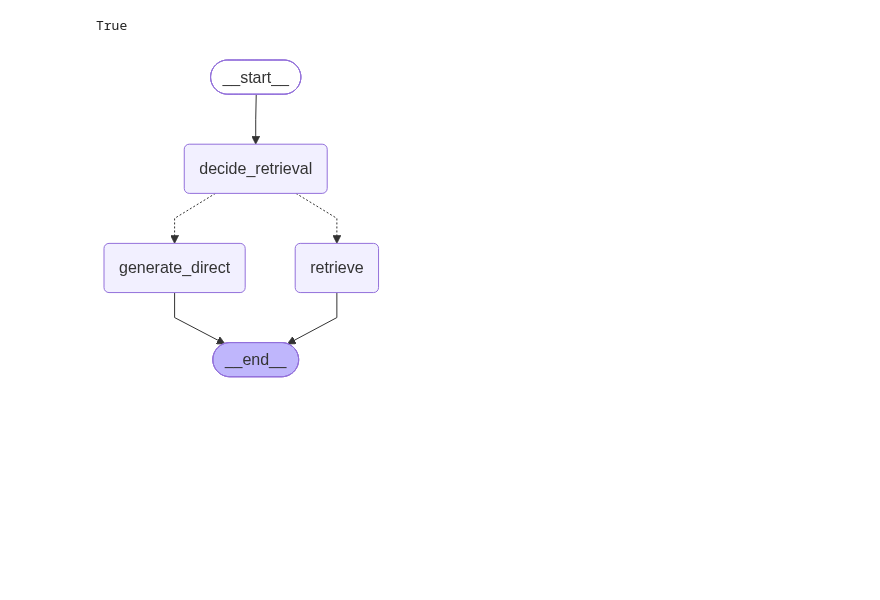
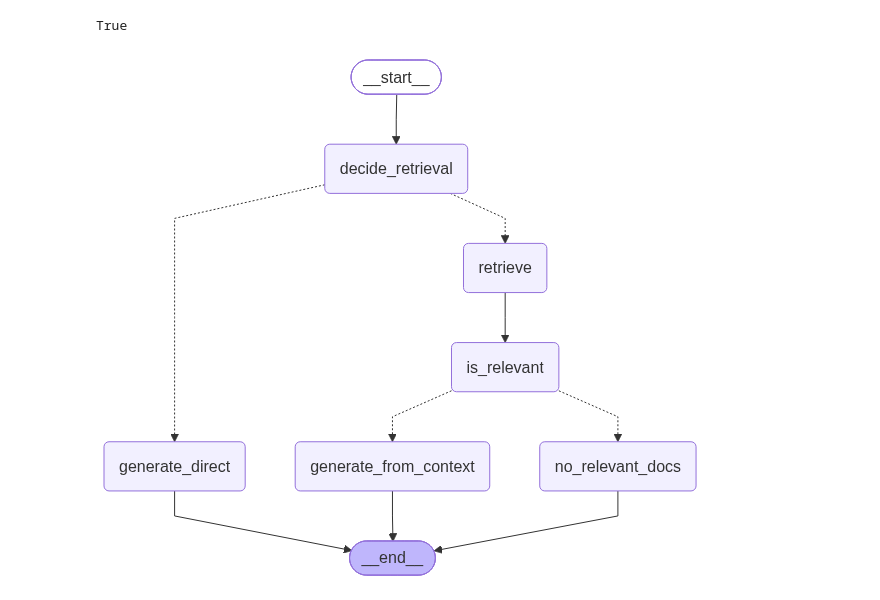
Before and after one commit to prudhvi-dot/Corrective_RAG, a Jupyter notebook: SelfRAG_1.ipynb, the cells around one changed output. Saved outputs shown, nothing was run; the diff lists cells and outputs as text; code cells hidden in the pictures; blank space fills up the shorter version.

Commit message:
generate_from_context

```diff
--- a/SelfRAG_1.ipynb
+++ b/SelfRAG_1.ipynb
@@ -102,25 +135,67 @@ def retrieve(state: State):
+# %%
+rag_generation_prompt = ChatPromptTemplate.from_messages(
+    [
+        (
+            "system",
+            """You are a bussiness RAG assistant.
+            Answer the user's question using ONLY the provided context.
+            If the context does not contain enough information, say: No relevant document found
+            Do not use outside knowledge."""
+        ),
+        ("human",
+         """Question:{question}\n
+         Context: {context}"""
+        )
+    ]
+)
+
+def generate_from_context(state: State):
+    context = "\n".join([d.page_content for d in state.get("relevant_docs",[])]).strip()
+
+    out = llm.invoke(
+        rag_generation_prompt.format_messages(
+            question=state["question"],
+            context=context
+        )
+    )
+
+    return {"answer":out.content, "context": context}
+# %%
+def no_relevant_docs(state: State):
+    return {"answer":"No relevant documents found.", "context":""}
 # %%
 def route_after_decide(state: State) -> Literal["generate_direct","retrieve"]:
     if state["need_retrieval"]:
         return "retrieve"
 
     return "generate_direct"
+# %%
+def route_after_relevance(state: State) -> Literal["generate_from_context","no_relevant_docs"]:
+    if state.get("relevant_docs") and len(state["relevant_docs"])>0:
+        return "generate_from_context"
+    return "no_relevant_docs"
 # %%
 g = StateGraph(State)
 
 g.add_node("decide_retrieval", decide_retrieval)
 g.add_node("generate_direct",generate_direct)
 g.add_node("retrieve",retrieve)
+g.add_node("is_relevant",is_relevant)
+g.add_node("generate_from_context",generate_from_context)
+g.add_node("no_relevant_docs",no_relevant_docs)
 
 g.add_edge(START,"decide_retrieval")
 g.add_conditional_edges("decide_retrieval", route_after_decide, {"generate_direct":"generate_direct","retrieve":"retrieve"})
-g.add_edge("retrieve",END)
+g.add_edge("retrieve","is_relevant")
+g.add_conditional_edges("is_relevant",route_after_relevance,{"generate_from_context":"generate_from_context","no_relevant_docs":"no_relevant_docs"})
 g.add_edge("generate_direct",END)
+g.add_edge("generate_from_context",END)
+g.add_edge("no_relevant_docs",END)
 
 app = g.compile()
 
 app
 # %% [output]
-[figure, old version]
+[figure, new version]
 # %%
 result = app.invoke({
```
Also changed, not shown: parts of 4 cells of this notebook.
